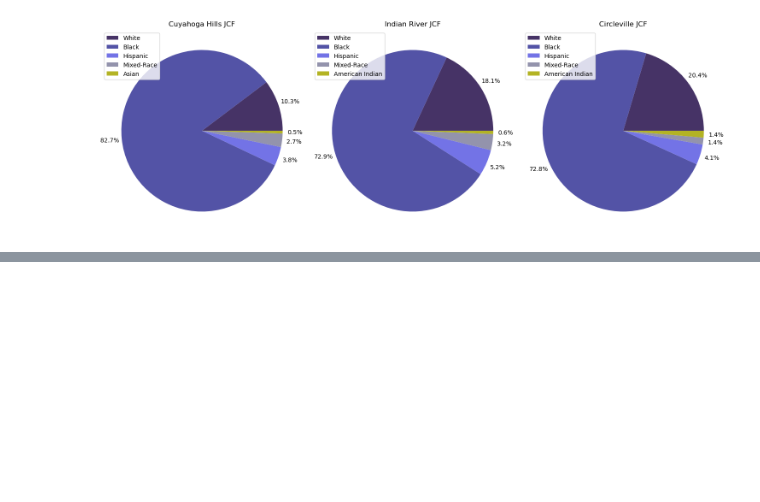
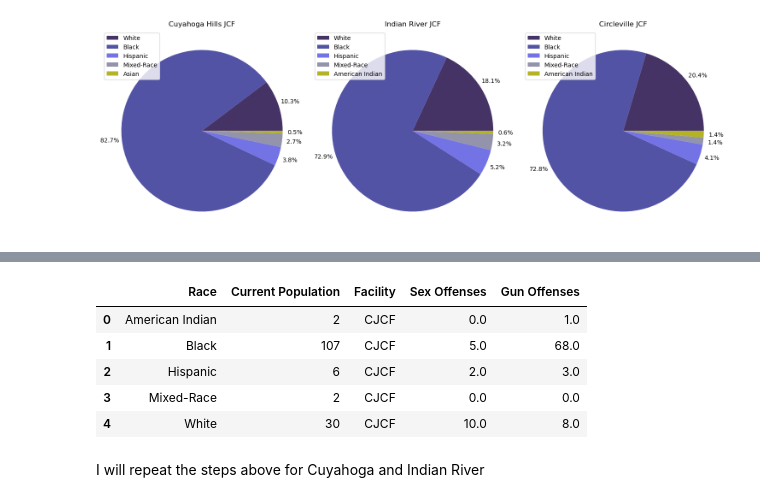
Before and after one commit to bianca-amoako/data_EMATfa24, a Jupyter notebook: Final Project/final_project_amoako.ipynb, the cells around one changed output, grey strips where cells are left out. Cells and saved outputs as stored; diff of their text form; code cells hidden in the pictures; blank space fills up the shorter version.

```diff
--- a/Final Project/final_project_amoako.ipynb
+++ b/Final Project/final_project_amoako.ipynb
@@ -99,0 +130,13 @@ plt.show()
+# %%
+circle_race_df = pd.merge(circle_race_df, circle_sexoff_df, how = "outer").merge(circle_gunoff_df, how = "outer")
+circle_race_df.fillna(0, inplace = True)
+circle_race_df
+# %% [output]
+|  | Race | Current Population | Facility | Sex Offenses | Gun Offenses |
+| 0 | American Indian | 2 | CJCF | 0.0 | 1.0 |
+| 1 | Black | 107 | CJCF | 5.0 | 68.0 |
+| 2 | Hispanic | 6 | CJCF | 2.0 | 3.0 |
+| 3 | Mixed-Race | 2 | CJCF | 0.0 | 0.0 |
+| 4 | White | 30 | CJCF | 10.0 | 8.0 |
+# %% [markdown]
+I will repeat the steps above for Cuyahoga and Indian River
```
Also changed, not shown: parts of 14 cells of this notebook, 5 other files.
